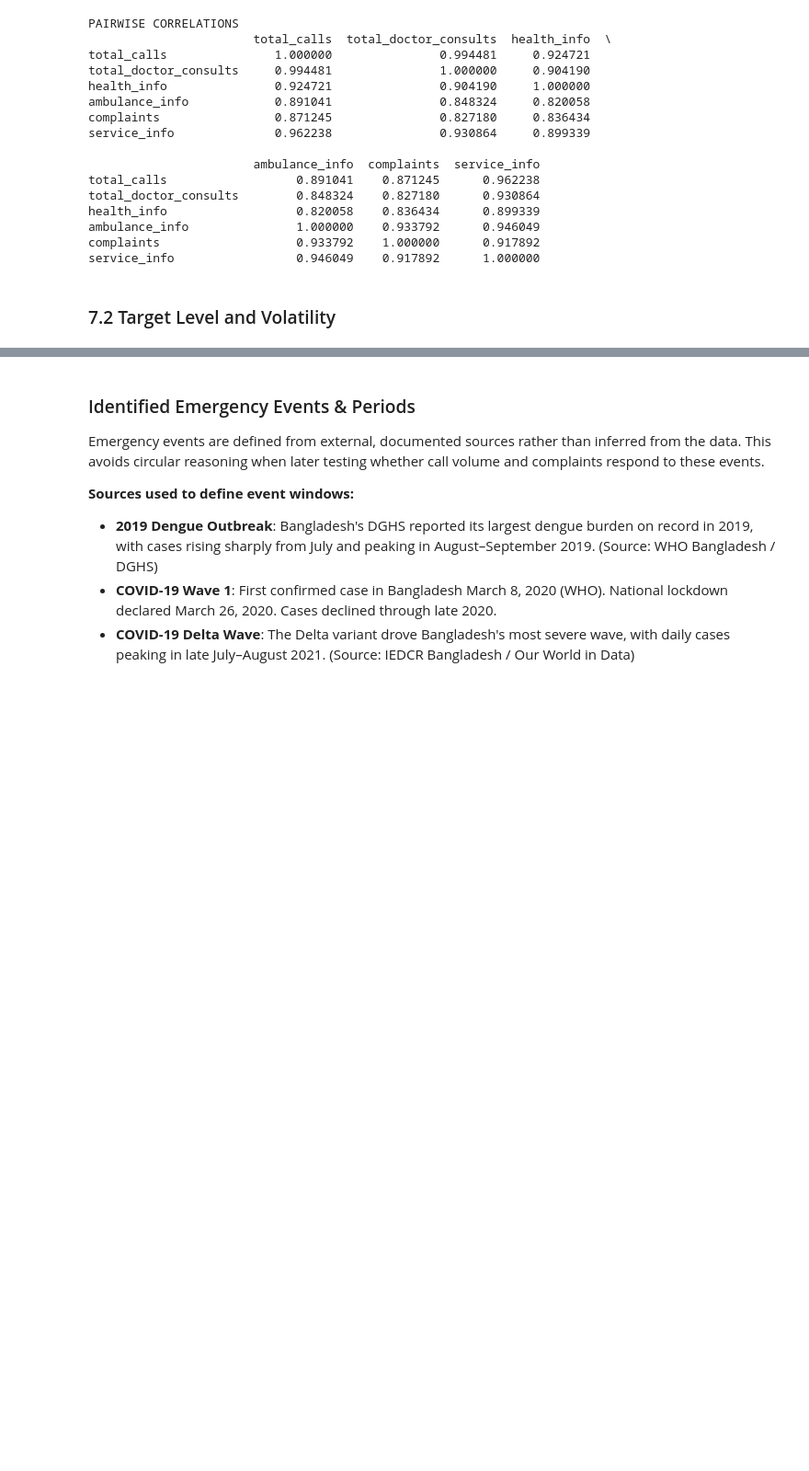
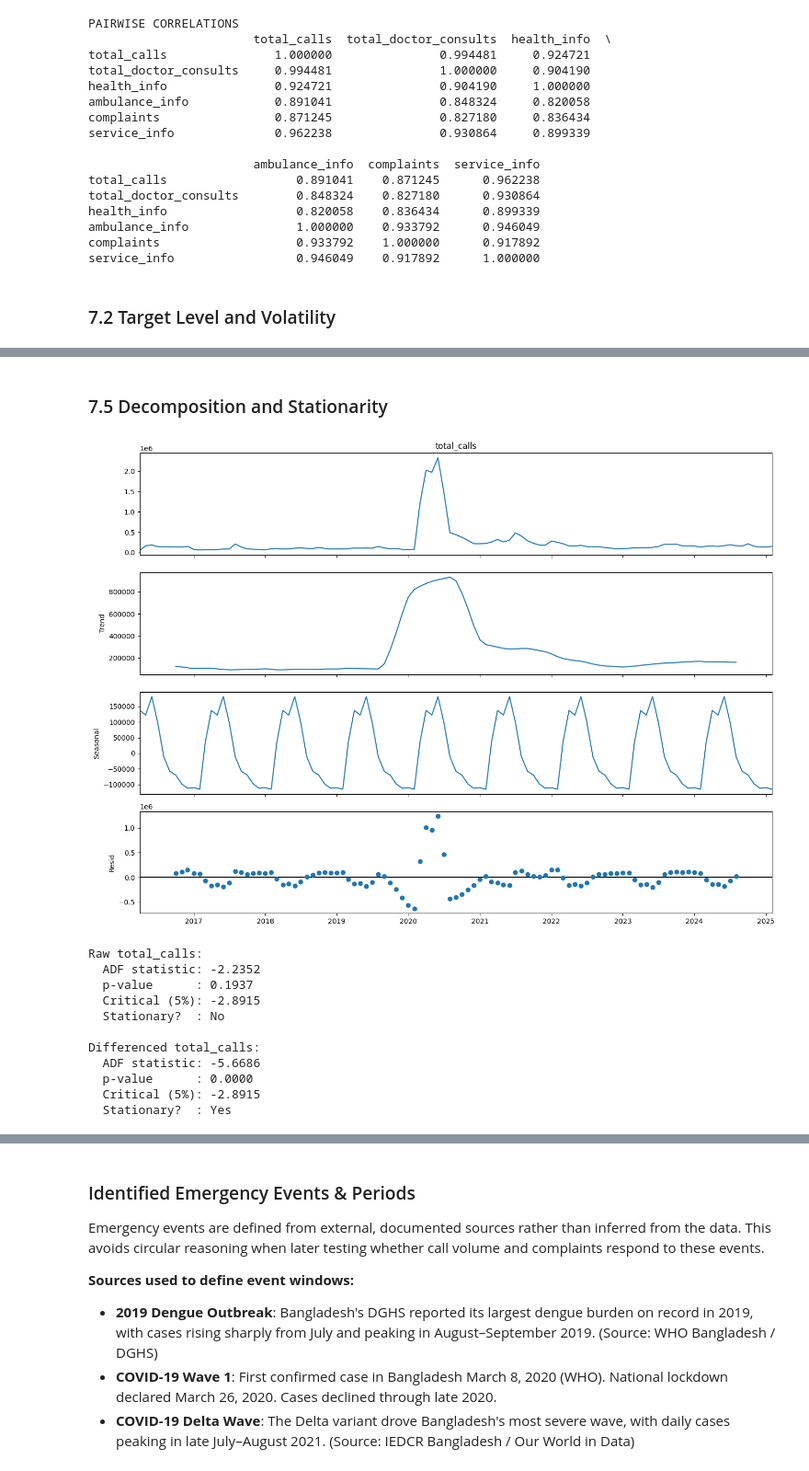
Before and after one commit to amschiltz/healthcare-surge-strain, a Jupyter notebook: notebooks/0.1-ams-initial-exploration.ipynb, the cells around one changed output, grey strips where cells are left out. Shown at 92% size. Drawn from its saved outputs; the diff is of its cells as text; code cells hidden in the pictures; blank space fills up the shorter version.

```diff
--- a/notebooks/0.1-ams-initial-exploration.ipynb
+++ b/notebooks/0.1-ams-initial-exploration.ipynb
@@ -558,0 +616,37 @@ Variance ratio (post/pre): 201.93
+# %% [markdown]
+### 7.5 Decomposition and Stationarity
+# %%
+# Seasonal decomposition of total_calls (monthly period = 12)
+decomp = seasonal_decompose(total_calls, model='additive', period=12)
+fig = decomp.plot()
+fig.set_size_inches(14, 10)
+plt.tight_layout()
+plt.show()
+
+# ADF tests on raw and first-differenced series
+differenced_calls = total_calls.diff().dropna()
+
+def adf_summary(series, label):
+    adf_stat, p_value, _, _, critical_values, _ = adfuller(series)
+    print(f'{label}:')
+    print(f'  ADF statistic: {adf_stat:.4f}')
+    print(f'  p-value      : {p_value:.4f}')
+    print(f"  Critical (5%): {critical_values['5%']:.4f}")
+    print('  Stationary?  :', 'Yes' if p_value < 0.05 else 'No')
+    print('')
+
+adf_summary(total_calls, 'Raw total_calls')
+adf_summary(differenced_calls, 'Differenced total_calls')
+# %% [output]
+[figure, added]
+Raw total_calls:
+  ADF statistic: -2.2352
+  p-value      : 0.1937
+  Critical (5%): -2.8915
+  Stationary?  : No
+
+Differenced total_calls:
+  ADF statistic: -5.6686
+  p-value      : 0.0000
+  Critical (5%): -2.8915
+  Stationary?  : Yes
```
Also changed, not shown: parts of 9 cells of this notebook.
